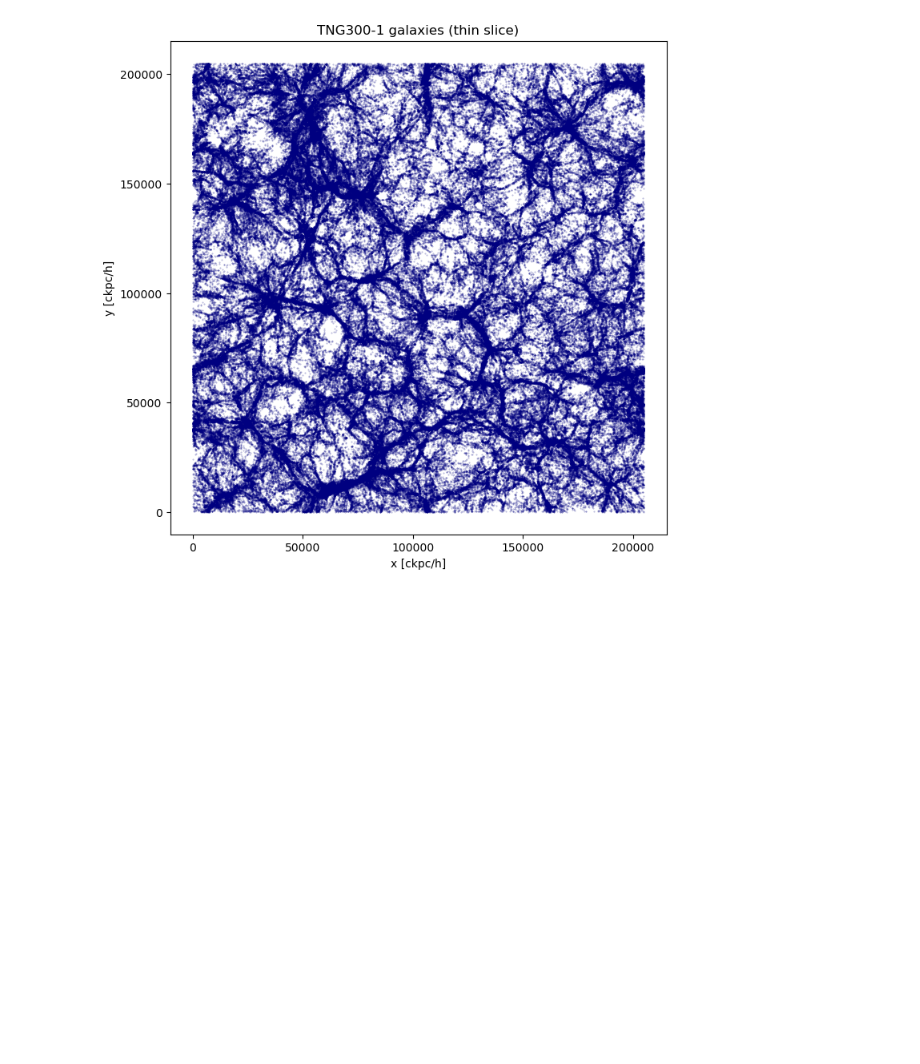
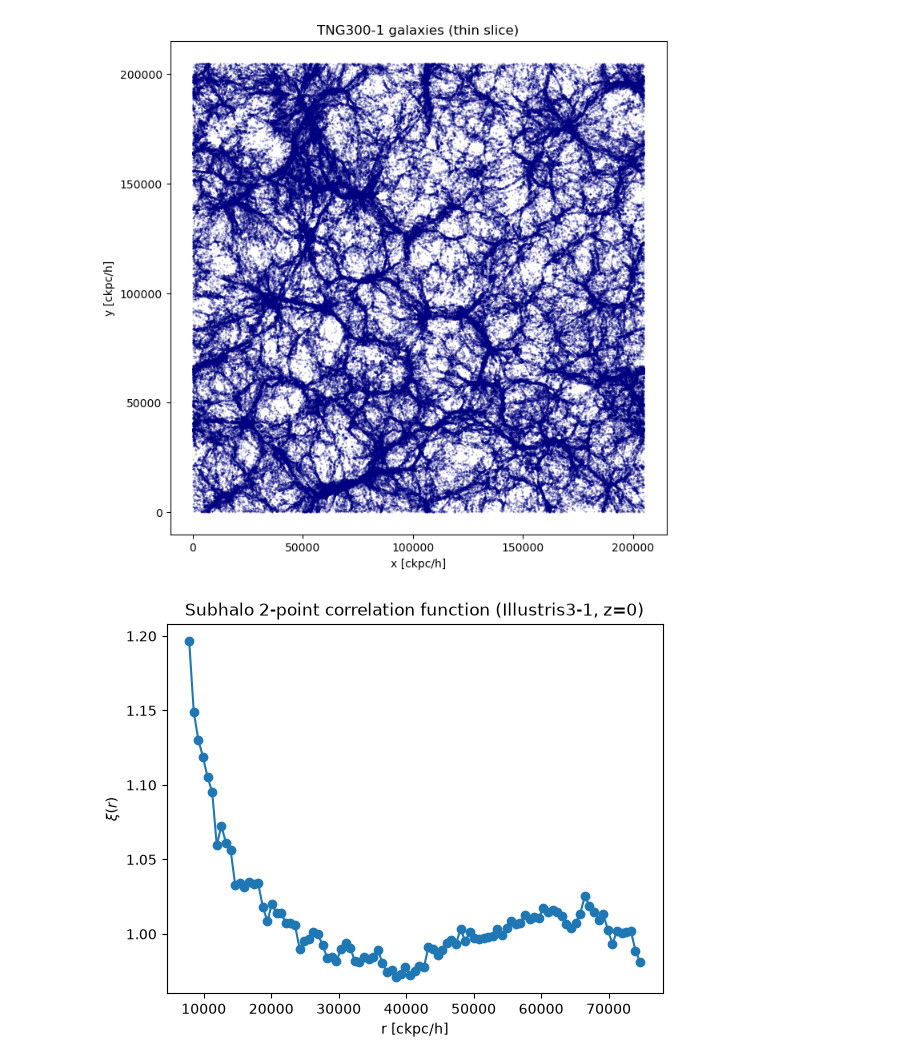
Before and after one commit to glassofmilka/indigo_astrophysics_project, a Jupyter notebook: void_finding_practice.ipynb, the cells around one changed output. Cells and saved outputs as stored; diff of their text form; code cells hidden in the pictures; blank space fills up the shorter version.

Commit message:
did 2pcf curve compating 1000 subhalos with 10000. did the voidfinding code for illustris3-1.

```diff
--- a/void_finding_practice.ipynb
+++ b/void_finding_practice.ipynb
@@ -31,7 +31,13 @@ def get(path, params=None):
 
     return r
 # %%
-data = np.load("tng300-1_z0_positions.npz")
-pos = np.column_stack([data["x_pos"], data["y_pos"], data["z_pos"]])
-print("loaded", len(pos), "subhalos")
+file1 = "tng300-1_z0_positions.npz"
+data1 = np.load(file1)
+pos1 = np.column_stack([data1["x_pos"], data1["y_pos"], data1["z_pos"]])
+print(f"loaded {len(pos1)} subhalos for {file1}")
+
+file2 = "illustris3_z0_positions.npz"
+data2 = np.load(file2)
+pos2 = np.column_stack([data2["x_pos"], data2["y_pos"], data2["z_pos"]])
+print(f"loaded {len(pos2)} subhalos for {file2}")
 # %% [output]
@@ -133,0 +178,20 @@ fig.savefig("clean_slice.png")
+# %%
+# COMPUTE THE 2PCF USING LANDY-SZALAY ESTIMATOR
+#xi_unnormalized = (d - r)**2 = (d*d - d*r - r*d + r*r) = (dd - 2dr + rr)
+
+xi = np.zeros_like(dd, dtype=float)
+valid_bins = rr != 0
+xi[valid_bins] = (dd[valid_bins] - 2 * dr[valid_bins] + rr[valid_bins]) / rr[valid_bins]
+xi[~valid_bins] = np.nan # assign NaN where rr = 0
+# %%
+centers = 0.5 * (bins[:-1] + bins[1:])
+
+plt.plot(centers, xi, "o-")
+plt.xlabel("r [ckpc/h]")
+plt.ylabel(r"$\xi(r)$")
+plt.title("Subhalo 2-point correlation function (Illustris3-1, z=0)")
+plt.show()
+
+# voids = 2pcf value of < min of 2pcf graph below(maybe 0.9) (0.5 for extreme, aka no objects near)
+# %% [output]
+[figure, added]
```
Also changed, not shown: parts of 8 cells of this notebook, 3 other files.
